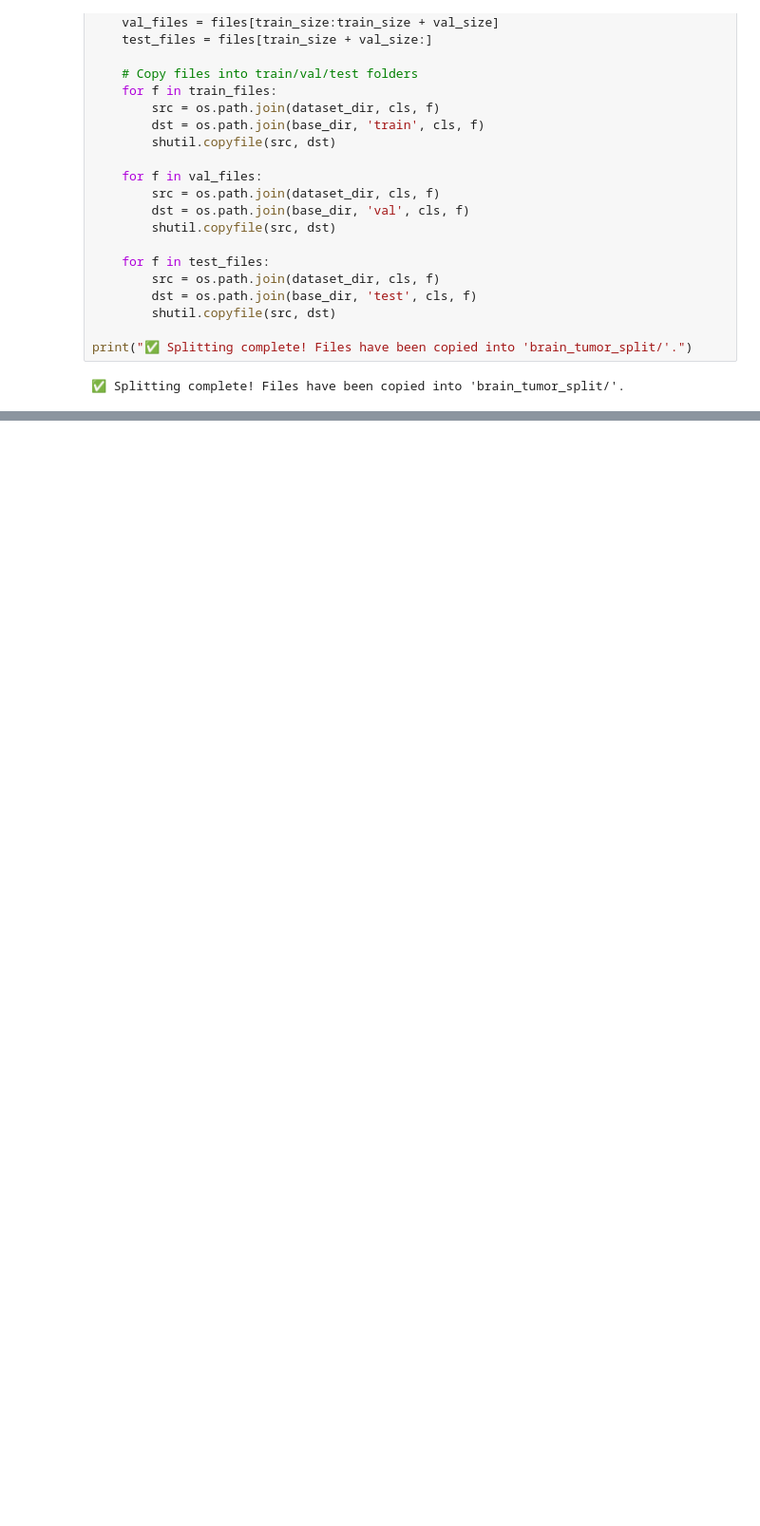
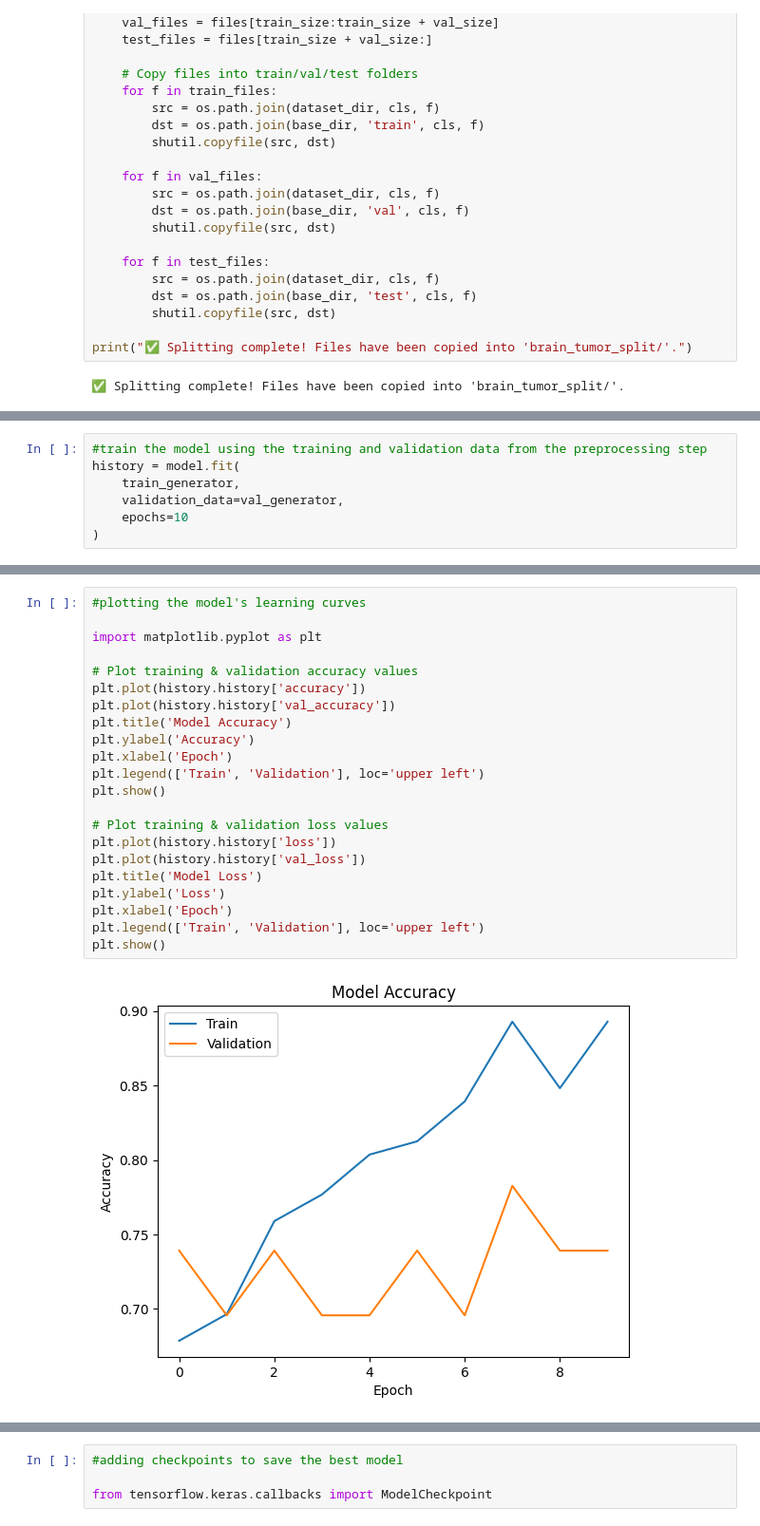
Before and after one commit to ABanc04/BME3053C-Spring-2025, a Jupyter notebook: final_project/my_noterbook.ipynb, the cells around one changed output, grey strips where cells are left out. Shown at 95% size. Saved outputs shown, nothing was run; the diff lists cells and outputs as text; blank space fills up the shorter version.

```diff
--- a/final_project/my_noterbook.ipynb
+++ b/final_project/my_noterbook.ipynb
@@ -75,0 +195,7 @@ print("✅ Splitting complete! Files have been copied into 'brain_tumor_split/'.
+# %%
+#train the model using the training and validation data from the preprocessing step
+history = model.fit(
+    train_generator,
+    validation_data=val_generator,
+    epochs=10
+)
@@ -75,0 +231,24 @@ print("✅ Splitting complete! Files have been copied into 'brain_tumor_split/'.
+# %%
+#plotting the model's learning curves
+
+import matplotlib.pyplot as plt
+
+# Plot training & validation accuracy values
+plt.plot(history.history['accuracy'])
+plt.plot(history.history['val_accuracy'])
+plt.title('Model Accuracy')
+plt.ylabel('Accuracy')
+plt.xlabel('Epoch')
+plt.legend(['Train', 'Validation'], loc='upper left')
+plt.show()
+
+# Plot training & validation loss values
+plt.plot(history.history['loss'])
+plt.plot(history.history['val_loss'])
+plt.title('Model Loss')
+plt.ylabel('Loss')
+plt.xlabel('Epoch')
+plt.legend(['Train', 'Validation'], loc='upper left')
+plt.show()
+# %% [output]
+[figure, added]
@@ -75,0 +256,4 @@ print("✅ Splitting complete! Files have been copied into 'brain_tumor_split/'.
+# %%
+#adding checkpoints to save the best model
+
+from tensorflow.keras.callbacks import ModelCheckpoint
```
Also changed, not shown: parts of 8 cells of this notebook, 1 other file.
